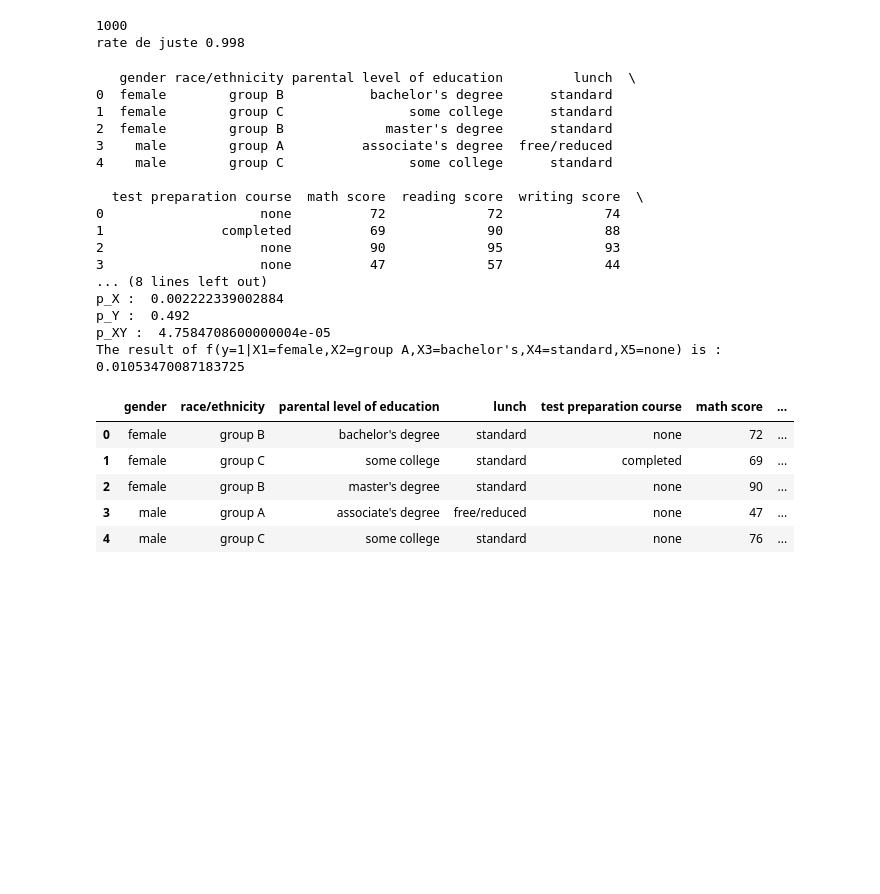
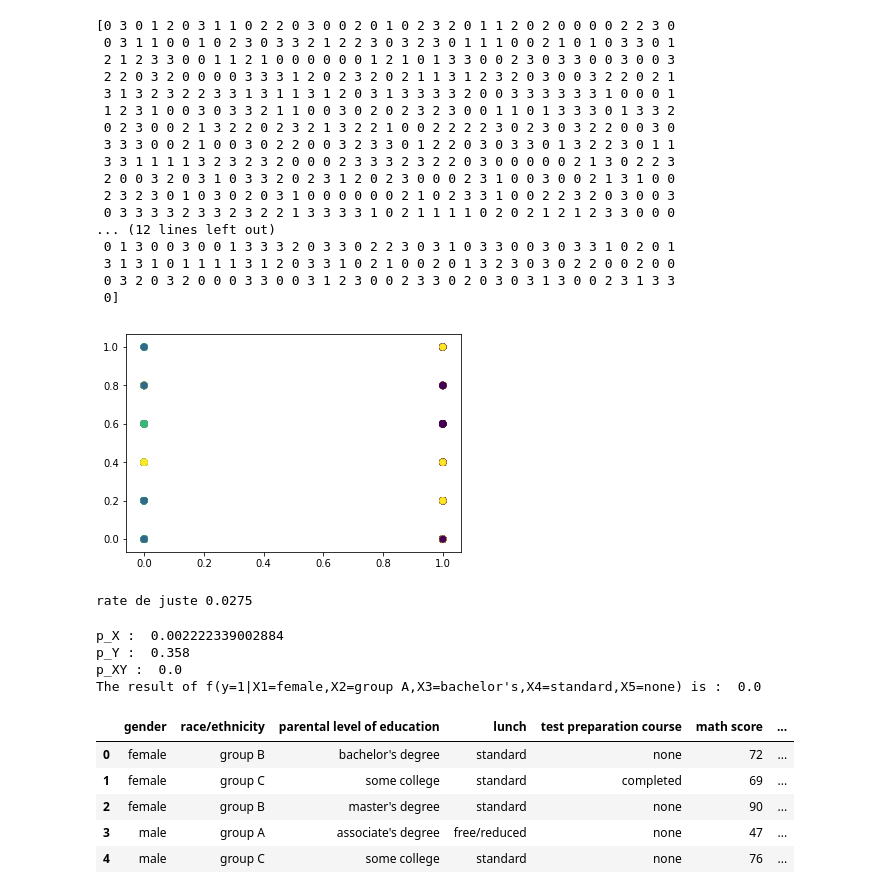
Before and after one commit to TeraBasic/My-projects, a Jupyter notebook: data_analyse/StudentsPerformance.ipynb, the cells around one changed output. Cells and saved outputs as stored; diff of their text form; code cells hidden in the pictures; blank space fills up the shorter version.

```diff
--- a/data_analyse/StudentsPerformance.ipynb
+++ b/data_analyse/StudentsPerformance.ipynb
@@ -102,19 +89,44 @@ from sklearn import mixture
+# %%
+'''
+L’algorithme de mixture de gaussienne.
+'''
+from sklearn.mixture import GaussianMixture
+gmm = GaussianMixture(n_components=4).fit(dataset_df)
+labels = gmm.predict(dataset_df)
+print(labels)
+# %% [output]
+[0 3 0 1 2 0 3 1 1 0 2 2 0 3 0 0 2 0 1 0 2 3 2 0 1 1 2 0 2 0 0 0 0 2 2 3 0
+ 0 3 1 1 0 0 1 0 2 3 0 3 3 2 1 2 2 3 0 3 2 3 0 1 1 1 0 0 2 1 0 1 0 3 3 0 1
+ 2 1 2 3 3 0 0 1 1 2 1 0 0 0 0 0 0 1 2 1 0 1 3 3 0 0 2 3 0 3 3 0 0 3 0 0 3
+ 2 2 0 3 2 0 0 0 0 3 3 3 1 2 0 2 3 2 0 2 1 1 3 1 2 3 2 0 3 0 0 3 2 2 0 2 1
+ 3 1 3 2 3 2 2 3 3 1 3 1 1 3 1 2 0 3 1 3 3 3 3 2 0 0 3 3 3 3 3 3 1 0 0 0 1
+ 1 2 3 1 0 0 3 0 3 3 2 1 1 0 0 3 0 2 0 2 3 2 3 0 0 1 1 0 1 3 3 3 0 1 3 3 2
+ 0 2 3 0 0 2 1 3 2 2 0 2 3 2 1 3 2 2 1 0 0 2 2 2 2 3 0 2 3 0 3 2 2 0 0 3 0
+ 3 3 3 0 0 2 1 0 0 3 0 2 2 0 0 3 2 3 3 0 1 2 2 0 3 0 3 3 0 1 3 2 2 3 0 1 1
+ 3 3 1 1 1 1 3 2 3 2 3 2 0 0 0 2 3 3 3 2 3 2 2 0 3 0 0 0 0 0 2 1 3 0 2 2 3
+ 2 0 0 3 2 0 3 1 0 3 3 2 0 2 3 1 2 0 2 3 0 0 0 2 3 1 0 0 3 0 0 2 1 3 1 0 0
+ 2 3 2 3 0 1 0 3 0 2 0 3 1 0 0 0 0 0 0 2 1 0 2 3 3 1 0 0 2 2 3 2 0 3 0 0 3
+ 0 3 3 3 3 2 3 3 2 3 2 2 1 3 3 3 3 1 0 2 1 1 1 1 0 2 0 2 1 2 1 2 3 3 0 0 0
+... (12 lines left out)
+ 0 1 3 0 0 3 0 0 1 3 3 3 2 0 3 3 0 2 2 3 0 3 1 0 3 3 0 0 3 0 3 3 1 0 2 0 1
+ 3 1 3 1 0 1 1 1 1 3 1 2 0 3 3 1 0 2 1 0 0 2 0 1 3 2 3 0 3 0 2 2 0 0 2 0 0
+ 0 3 2 0 3 2 0 0 0 3 3 0 0 3 1 2 3 0 0 2 3 3 0 2 0 3 0 3 1 3 0 0 2 3 1 3 3
+ 0]
+[figure, added]
 # %%
-#1-plus-proche voisin
-#moyen de dataset[3]
-#dataset.head()
-#everage_math = dataset['math score'].mean(axis=0)
+'''
+1-plus-proche voisin
+
+'''
+
 count_col = dataset_df.shape[0]
-print (count_col)
 everage_math = dataset_df[3].mean(axis=0)
 list_bool = list(range(count_col))
 for i in range(1,count_col):
     if dataset_df[3].iloc[i] > everage_math :
         list_bool[i] = 1
-         #new_df = dataset_numpy.append({'supérieur': 1}, ignore_index=True)
     else:
         list_bool[i] = 0
-         #new_df = dataset_numpy.append({'supérieur': 0}, ignore_index=True
 s = pd.Series(list_bool)
 dataset_df['supérieur_moyen'] = s
 
@@ -124,8 +136,7 @@ def dist(x, y):
 
 
 df_np = dataset_df.values
-#print(df_np)
-split= len(df_np)//2
+split= 4*len(df_np)//5
 list_class = []
 num_juste = 0
 for i in range (split, len(df_np)-1):
@@ -141,23 +152,14 @@ for i in range (split, len(df_np)-1):
 #print(list_class)
 print("rate de juste",num_juste/split)
 # %% [output]
-1000
-rate de juste 0.998
+rate de juste 0.0275
 # %%
 """
-X1=female;X2=groupA;X3=bachelor's degree;X4=standard;X5=none
-Y = 1
-f(y=1|X1,X2,X3,X4,X5) = f(X1,X2,X3,X4,X5|Y=1)*f(Y=1) / f(X1,X2,X3,X4,X5)
-f(X1,X2,X3,X4,X5) = f(X1)*f(X2)*f(X3)*f(X4)*f(X5)
-f(Y1=1) = num(1)/total
-f(X1,X2,X3,X4,X5|Y=1) = f(X1|Y=1)*f(X2|Y=1)*f(X3|Y=1)*f(X4|Y=1)*f(X5|Y=1)
+BAYES
 """
 dataset = pd.read_csv( "StudentsPerformance.csv")
 dataset['supérieur_moyen'] = s
 length_data = dataset.shape[0]
-
-print(dataset.head())
-
 # return p(x)
 def p_x(colonne,v):
     num=0
@@ -185,11 +187,8 @@ def BAYES(x1,x2,x3,x4,x5):
     p_x3 = p_x(dataset['parental level of education'],x3)
     p_x4 = p_x(dataset['lunch'],x4)
     p_x5 = p_x(dataset['test preparation course'],x5)
-    #f(X1,X2,X3,X4,X5)
     p_X = p_x1*p_x2*p_x3*p_x4*p_x5
     print('p_X : ',p_X)
-    #f(Y=1)
-    #p_Y = count_value(dataset['supérieur_moyen'],1)/length_data
     p_Y = dataset[dataset.supérieur_moyen==1].shape[0]/length_data
     print('p_Y : ',p_Y)
     #f(X1,X2,X3,X4,X5|Y=1)
@@ -198,6 +197,7 @@ def BAYES(x1,x2,x3,x4,x5):
     #f(y=1|X1,X2,X3,X4,X5)
     p_res = p_XY*p_Y/p_X
     return p_res
+
 '''
 TEST
 '''
@@ -209,23 +209,10 @@ x4="standard"
 x5='none'
 print("The result of f(y=1|X1=female,X2=group A,X3=bachelor's,X4=standard,X5=none) is : ", BAYES(x1,x2,x3,x4,x5))
 # %% [output]
-   gender race/ethnicity parental level of education         lunch  \
-0  female        group B           bachelor's degree      standard
-1  female        group C                some college      standard
-2  female        group B             master's degree      standard
-3    male        group A          associate's degree  free/reduced
-4    male        group C                some college      standard
-
-  test preparation course  math score  reading score  writing score  \
-0                    none          72             72             74
-1               completed          69             90             88
-2                    none          90             95             93
-3                    none          47             57             44
-... (8 lines left out)
 p_X :  0.002222339002884
-p_Y :  0.492
-p_XY :  4.7584708600000004e-05
-The result of f(y=1|X1=female,X2=group A,X3=bachelor's,X4=standard,X5=none) is :  0.01053470087183725
+p_Y :  0.358
+p_XY :  0.0
+The result of f(y=1|X1=female,X2=group A,X3=bachelor's,X4=standard,X5=none) is :  0.0
 # %%
 dataset.head()
 # %% [output]
```
Also changed, not shown: parts of 10 cells of this notebook, 1 other file.
